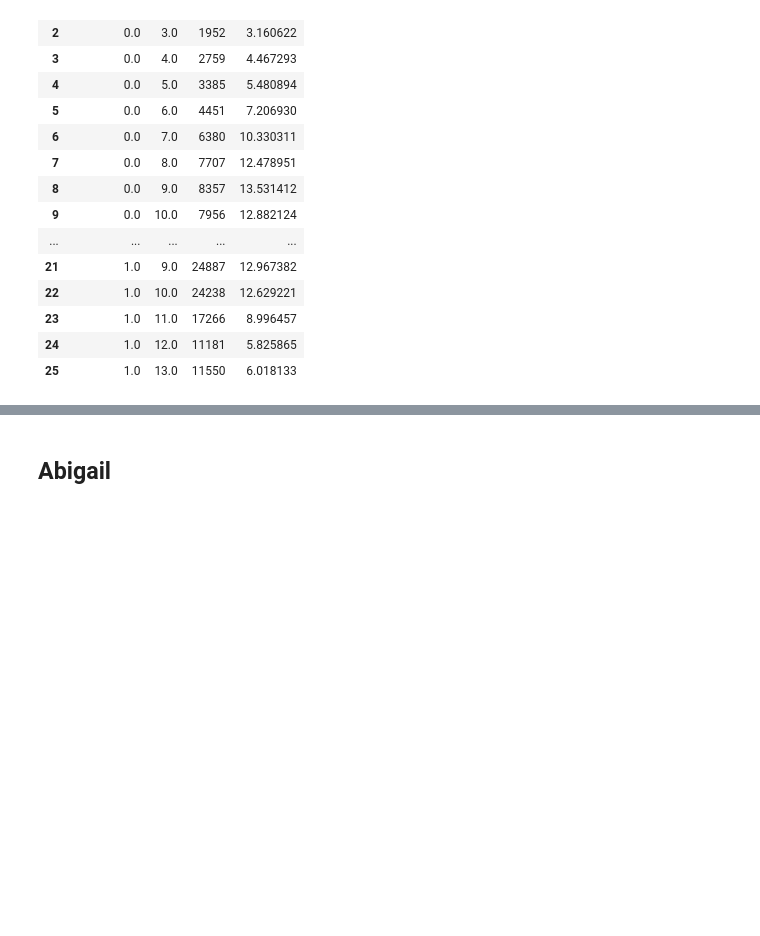
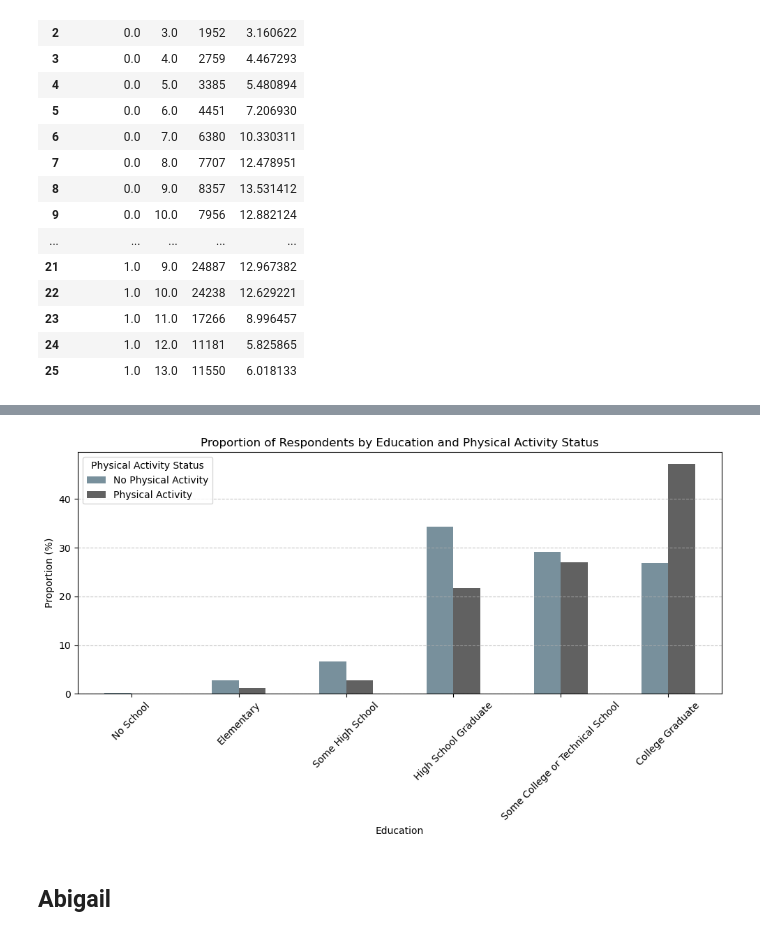
Before and after one commit to williamlevine/project-one, a Jupyter notebook: main_notebook.ipynb, the cells around one changed output, grey strips where cells are left out. Drawn from its saved outputs; the diff is of its cells as text; code cells hidden in the pictures; blank space fills up the shorter version.

```diff
--- a/main_notebook.ipynb
+++ b/main_notebook.ipynb
@@ -427,5 +434,5 @@ yes_PhysActivity_sum_Education = yes_PhysActivity_Education["count"].sum()
 yes_PhysActivity_Education["proportion"] = (yes_PhysActivity_Education["count"] / yes_PhysActivity_sum_Education) * 100
 
 # Using the pd.concat() function, combine the two tables into the new PhysActivity df, which shows the proportions
-PhysActivitystack_Age = pd.concat([no_PhysActivity_Age, yes_PhysActivity_Age], ignore_index=False)
-PhysActivitystack_Age
+PhysActivitystack_Education = pd.concat([no_PhysActivity_Education, yes_PhysActivity_Education], ignore_index=False)
+PhysActivitystack_Education
@@ -432,3 +453,26 @@ PhysActivitystack_Age
+# %%
+PhysActivity_pivot_Education = PhysActivitystack_Education.pivot(index='Education', columns='PhysActivity', values='proportion')
+
+# Rename columns for clarity
+PhysActivity_pivot_Education.columns = ['No Physical Activity', 'Physical Activity']
+
+# Plot the bar graph
+fig, ax = plt.subplots(figsize=(10, 6))
+PhysActivity_pivot_Education.plot(kind='bar', ax=ax, color=['#78909c', '#616161'])
+
+# Formatting
+plt.title('Proportion of Respondents by Education and Physical Activity Status')
+plt.xlabel('Education')
+plt.ylabel('Proportion (%)')
+plt.xticks(rotation=0)  # Rotate x labels to horizontal
+ax.set_xticklabels(['No School', 'Elementary', 'Some High School', 'High School Graduate', 'Some College or Technical School', 'College Graduate'], rotation=45)
+plt.legend(title='Physical Activity Status')
+plt.grid(axis='y', linestyle='--', alpha=0.7)
+
+plt.tight_layout()
+plt.show()
+# %% [output]
+[figure, added]
 # %% [markdown]
 ## Abigail
 # %% [markdown]
```
Also changed, not shown: parts of 3 cells of this notebook.
